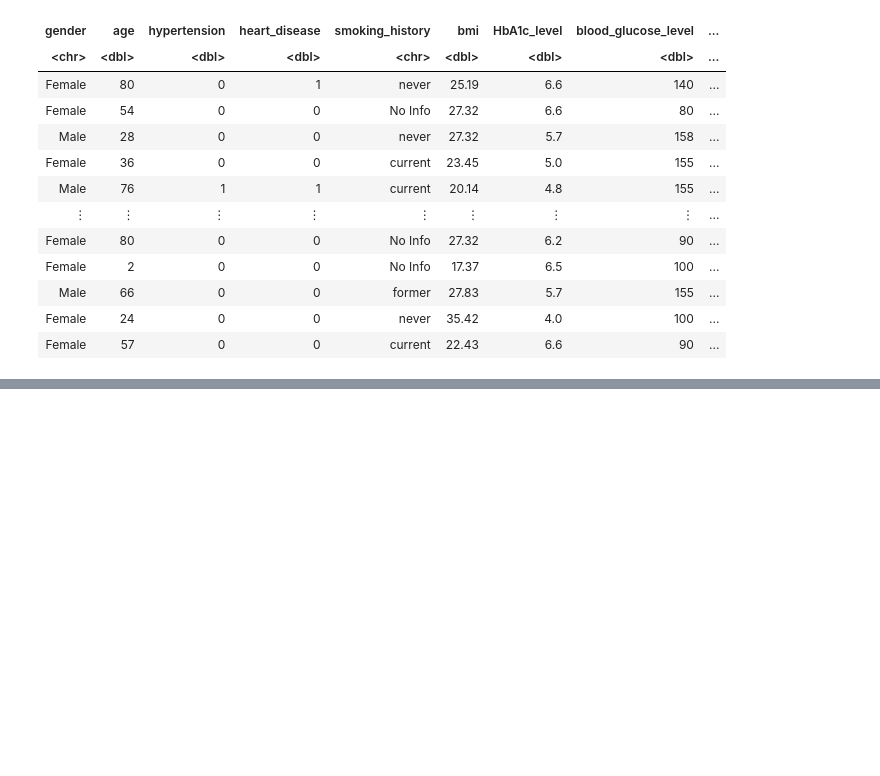
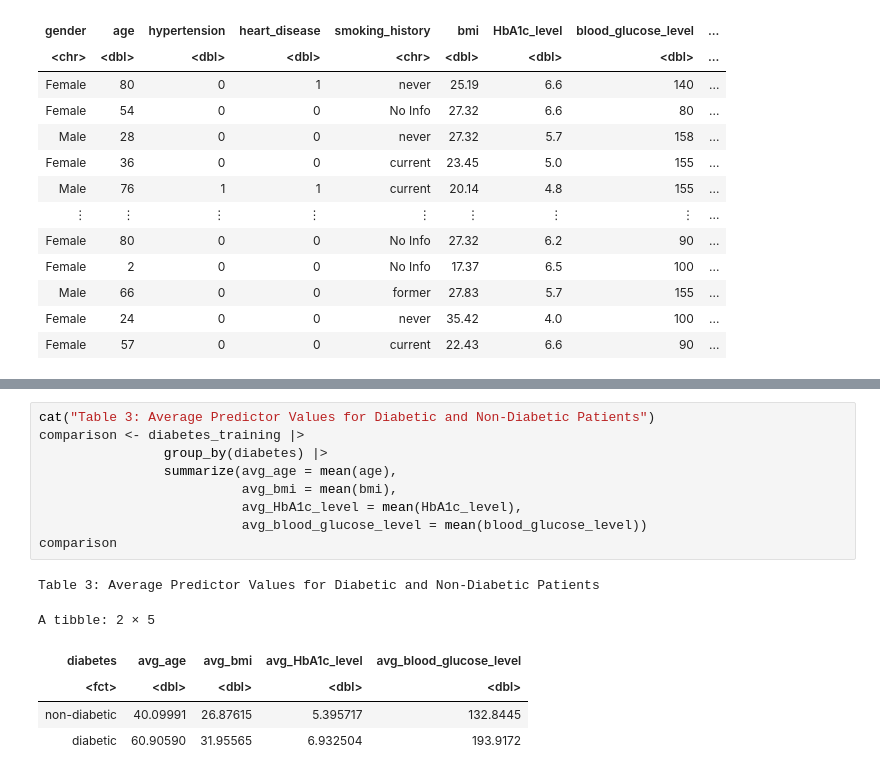
Before and after one commit to aikosumarno/dsci-100-2023w2-group-21, a Jupyter notebook: group_project_proposal.ipynb, the cells around one changed output, grey strips where cells are left out. Cells and saved outputs as stored; diff of their text form; blank space fills up the shorter version.

```diff
--- a/group_project_proposal.ipynb
+++ b/group_project_proposal.ipynb
@@ -263 +159,17 @@ A tibble: 10 × 3
+# %%
+cat("Table 3: Average Predictor Values for Diabetic and Non-Diabetic Patients")
+comparison <- diabetes_training |>
+                group_by(diabetes) |>
+                summarize(avg_age = mean(age),
+                          avg_bmi = mean(bmi),
+                          avg_HbA1c_level = mean(HbA1c_level),
+                          avg_blood_glucose_level = mean(blood_glucose_level))
+comparison
+# %% [output]
+Table 3: Average Predictor Values for Diabetic and Non-Diabetic Patients
+A tibble: 2 × 5
+| diabetes | avg_age | avg_bmi | avg_HbA1c_level | avg_blood_glucose_level |
+| <fct> | <dbl> | <dbl> | <dbl> | <dbl> |
+| non-diabetic | 40.09991 | 26.87615 | 5.395717 | 132.8445 |
+| diabetic | 60.90590 | 31.95565 | 6.932504 | 193.9172 |
 # %% [markdown]
```
Also changed, not shown: parts of 26 cells of this notebook, 1 other file.
